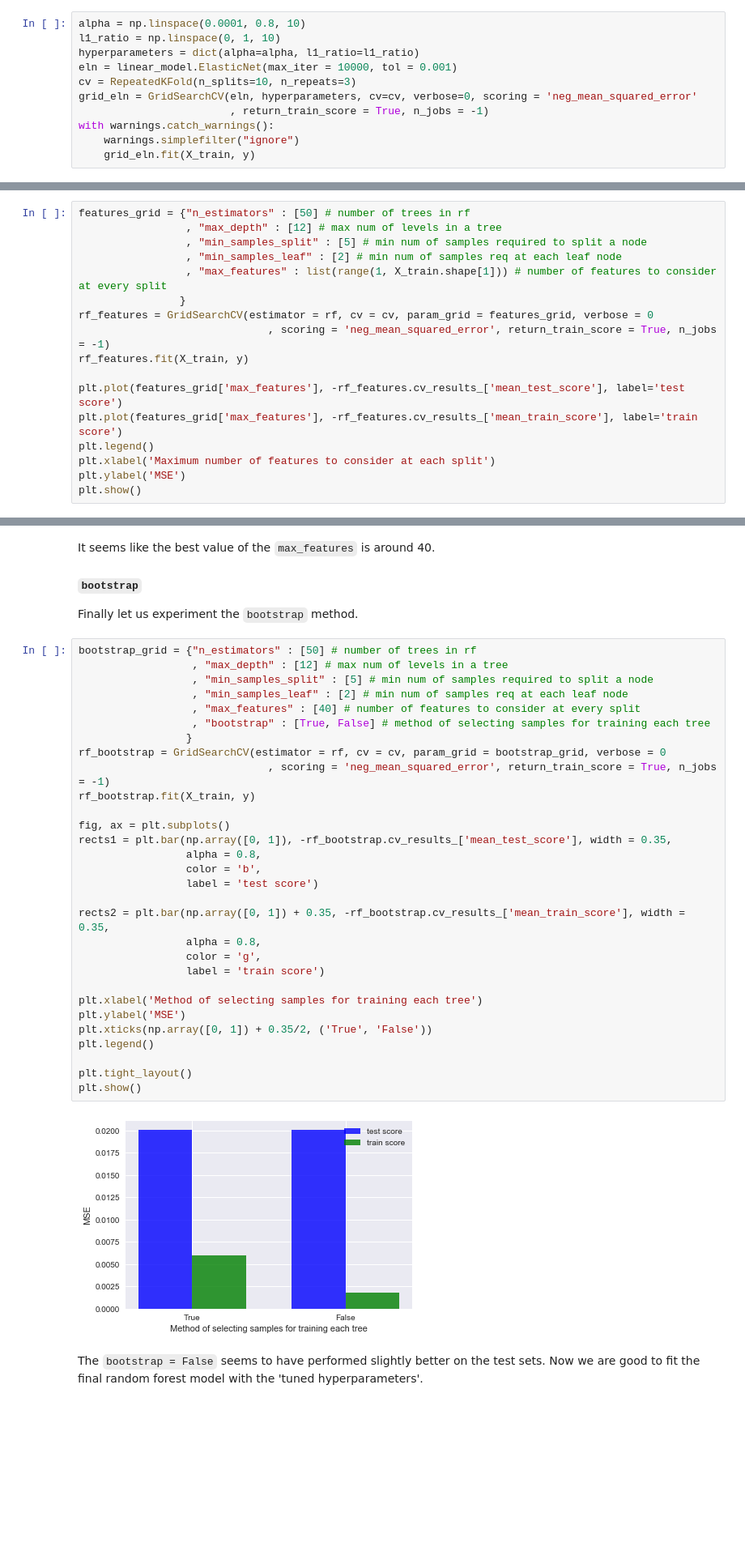
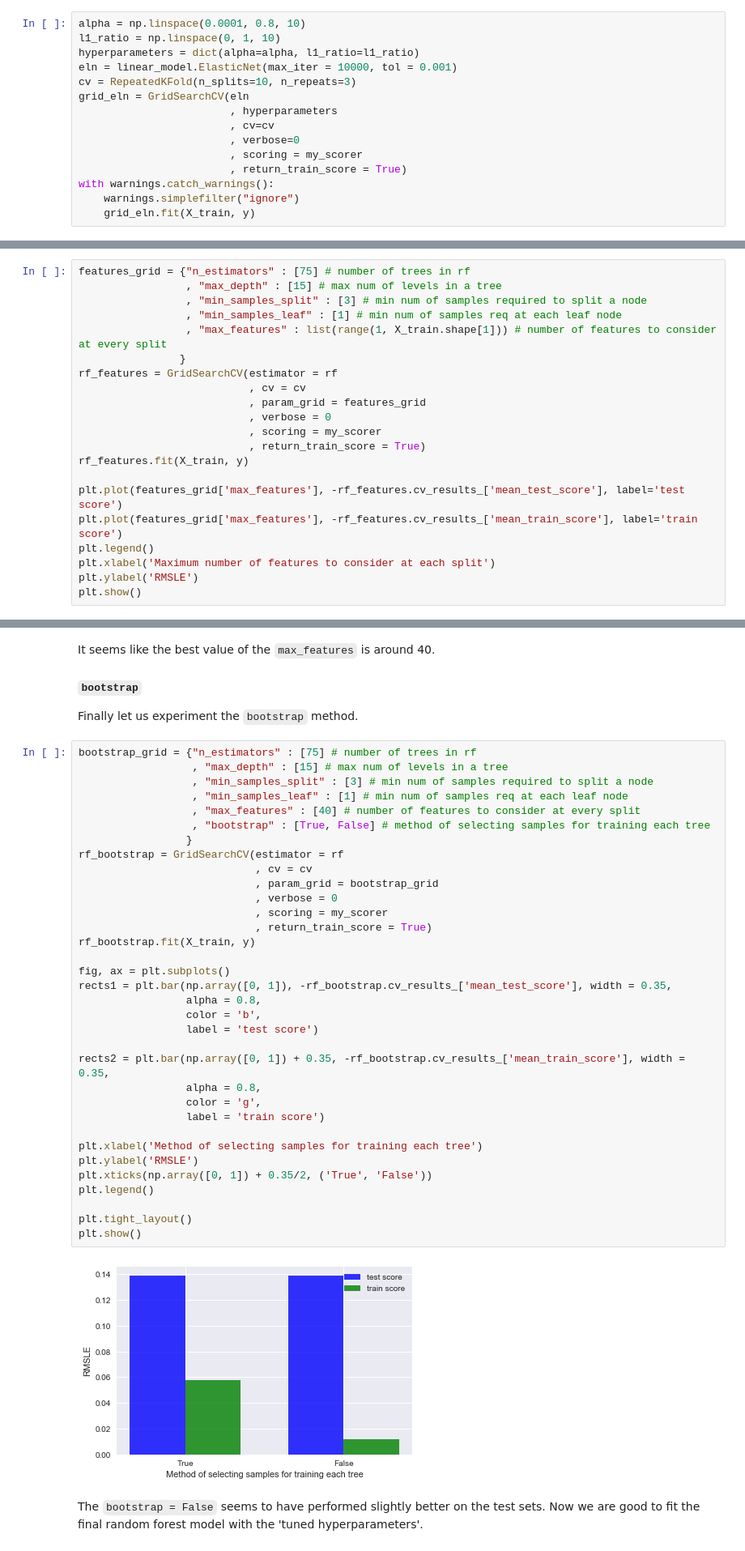
Before and after one commit to amjadfarman/HousePrices, a Jupyter notebook: house_prices.ipynb, the cells around one changed output, grey strips where cells are left out. Shown at 81% size. Cells and saved outputs as stored; diff of their text form; blank space fills up the shorter version.

```diff
--- a/house_prices.ipynb
+++ b/house_prices.ipynb
@@ -280,8 +291,12 @@ l1_ratio = np.linspace(0, 1, 10)
 hyperparameters = dict(alpha=alpha, l1_ratio=l1_ratio)
 eln = linear_model.ElasticNet(max_iter = 10000, tol = 0.001)
 cv = RepeatedKFold(n_splits=10, n_repeats=3)
-grid_eln = GridSearchCV(eln, hyperparameters, cv=cv, verbose=0, scoring = 'neg_mean_squared_error'
-                        , return_train_score = True, n_jobs = -1)
+grid_eln = GridSearchCV(eln
+                        , hyperparameters
+                        , cv=cv
+                        , verbose=0
+                        , scoring = my_scorer
+                        , return_train_score = True)
 with warnings.catch_warnings():
     warnings.simplefilter("ignore")
     grid_eln.fit(X_train, y)
@@ -442,20 +473,24 @@ I will choose `min_samples_leaf = 2` for this project.
 #### `max_features`
 Now it is the turn for `max_features` parameter. Let's experiment that.
 # %%
-features_grid = {"n_estimators" : [50] # number of trees in rf
-                 , "max_depth" : [12] # max num of levels in a tree
-                 , "min_samples_split" : [5] # min num of samples required to split a node
-                 , "min_samples_leaf" : [2] # min num of samples req at each leaf node
+features_grid = {"n_estimators" : [75] # number of trees in rf
+                 , "max_depth" : [15] # max num of levels in a tree
+                 , "min_samples_split" : [3] # min num of samples required to split a node
+                 , "min_samples_leaf" : [1] # min num of samples req at each leaf node
                  , "max_features" : list(range(1, X_train.shape[1])) # number of features to consider at every split
                 }
-rf_features = GridSearchCV(estimator = rf, cv = cv, param_grid = features_grid, verbose = 0
-                              , scoring = 'neg_mean_squared_error', return_train_score = True, n_jobs = -1)
+rf_features = GridSearchCV(estimator = rf
+                           , cv = cv
+                           , param_grid = features_grid
+                           , verbose = 0
+                           , scoring = my_scorer
+                           , return_train_score = True)
 rf_features.fit(X_train, y)
 
 plt.plot(features_grid['max_features'], -rf_features.cv_results_['mean_test_score'], label='test score')
 plt.plot(features_grid['max_features'], -rf_features.cv_results_['mean_train_score'], label='train score')
 plt.legend()
 plt.xlabel('Maximum number of features to consider at each split')
-plt.ylabel('MSE')
+plt.ylabel('RMSLE')
 plt.show()
 # %% [output]
@@ -465,37 +500,41 @@ It seems like the best value of the `max_features` is around 40.
 #### `bootstrap`
 Finally let us experiment the `bootstrap` method.
 # %%
-bootstrap_grid = {"n_estimators" : [50] # number of trees in rf
-                  , "max_depth" : [12] # max num of levels in a tree
-                  , "min_samples_split" : [5] # min num of samples required to split a node
-                  , "min_samples_leaf" : [2] # min num of samples req at each leaf node
+bootstrap_grid = {"n_estimators" : [75] # number of trees in rf
+                  , "max_depth" : [15] # max num of levels in a tree
+                  , "min_samples_split" : [3] # min num of samples required to split a node
+                  , "min_samples_leaf" : [1] # min num of samples req at each leaf node
                   , "max_features" : [40] # number of features to consider at every split
                   , "bootstrap" : [True, False] # method of selecting samples for training each tree
                  }
-rf_bootstrap = GridSearchCV(estimator = rf, cv = cv, param_grid = bootstrap_grid, verbose = 0
-                              , scoring = 'neg_mean_squared_error', return_train_score = True, n_jobs = -1)
+rf_bootstrap = GridSearchCV(estimator = rf
+                            , cv = cv
+                            , param_grid = bootstrap_grid
+                            , verbose = 0
+                            , scoring = my_scorer
+                            , return_train_score = True)
 rf_bootstrap.fit(X_train, y)
 
 fig, ax = plt.subplots()
 rects1 = plt.bar(np.array([0, 1]), -rf_bootstrap.cv_results_['mean_test_score'], width = 0.35,
                  alpha = 0.8,
                  color = 'b',
                  label = 'test score')
 
 rects2 = plt.bar(np.array([0, 1]) + 0.35, -rf_bootstrap.cv_results_['mean_train_score'], width = 0.35,
                  alpha = 0.8,
                  color = 'g',
                  label = 'train score')
 
 plt.xlabel('Method of selecting samples for training each tree')
-plt.ylabel('MSE')
+plt.ylabel('RMSLE')
 plt.xticks(np.array([0, 1]) + 0.35/2, ('True', 'False'))
 plt.legend()
 
 plt.tight_layout()
 plt.show()
 # %% [output]
-[figure, old version]
+[figure, new version]
 # %% [markdown]
 The `bootstrap = False` seems to have performed slightly better on the test sets. Now we are good to fit the final random forest model with the 'tuned hyperparameters'.
 # %%
```
Also changed, not shown: parts of 32 cells of this notebook, 1 other file.
